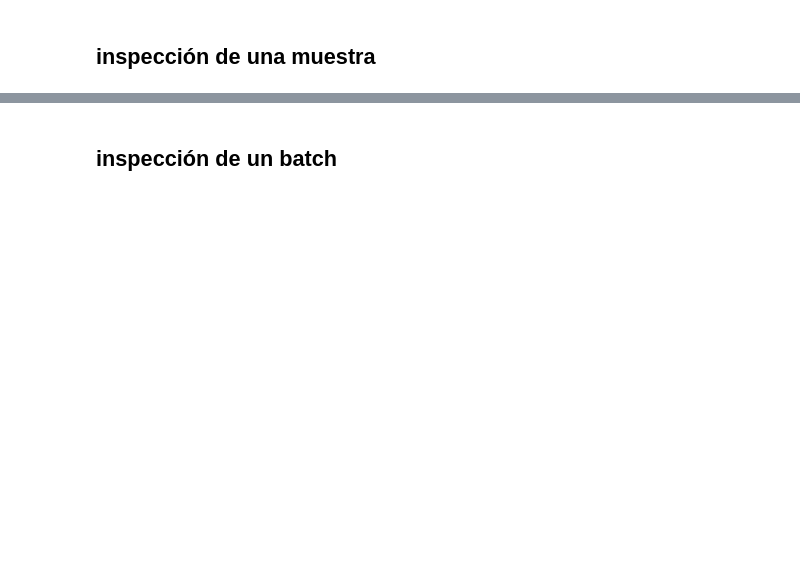
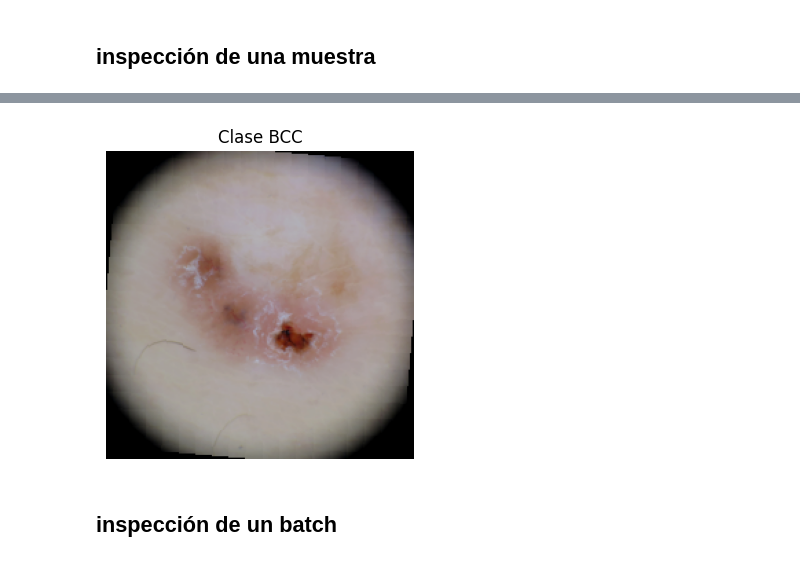
Before and after one commit to luisangelgar08/proyecto_analitica2, a Jupyter notebook: notebooks/isic/03_isic_dataloader_basico.ipynb, the cells around one changed output, grey strips where cells are left out. Cells and saved outputs as stored; diff of their text form; code cells hidden in the pictures; blank space fills up the shorter version.

```diff
--- a/notebooks/isic/03_isic_dataloader_basico.ipynb
+++ b/notebooks/isic/03_isic_dataloader_basico.ipynb
@@ -120,14 +158,28 @@ print("Faltantes en test:", count_missing_files(test_df))
 # %%
 IMAGE_SIZE = 224
 
+IMAGENET_MEAN = [0.485, 0.456, 0.406]
+IMAGENET_STD = [0.229, 0.224, 0.225]
+
 train_transform = transforms.Compose([
     transforms.Resize((IMAGE_SIZE, IMAGE_SIZE)),
+    transforms.RandomHorizontalFlip(p=0.5),
+    transforms.RandomVerticalFlip(p=0.2),
+    transforms.RandomRotation(20),
+    transforms.ColorJitter(
+        brightness=0.15,
+        contrast=0.15,
+        saturation=0.10,
+        hue=0.02
+    ),
     transforms.ToTensor(),
+    transforms.Normalize(mean=IMAGENET_MEAN, std=IMAGENET_STD),
 ])
 
 eval_transform = transforms.Compose([
     transforms.Resize((IMAGE_SIZE, IMAGE_SIZE)),
     transforms.ToTensor(),
+    transforms.Normalize(mean=IMAGENET_MEAN, std=IMAGENET_STD),
 ])
 # %% [markdown]
 ## Dataset de ISIC
@@ -222,3 +297,20 @@ print("split_final:", sample["split_final"])
+# %%
+def denormalize_tensor(img_tensor, mean=IMAGENET_MEAN, std=IMAGENET_STD):
+    mean = torch.tensor(mean).view(3, 1, 1)
+    std = torch.tensor(std).view(3, 1, 1)
+    return (img_tensor.cpu() * std) + mean
+
+img = sample["image"]
+img_vis = denormalize_tensor(img).clamp(0, 1)
+
+import matplotlib.pyplot as plt
+plt.figure(figsize=(4, 4))
+plt.imshow(np.transpose(img_vis.numpy(), (1, 2, 0)))
+plt.title(f"Clase {sample['target_label']}")
+plt.axis("off")
+plt.show()
+# %% [output]
+[figure, added]
 # %% [markdown]
 ## inspección de un batch
 # %%
```
Also changed, not shown: parts of 10 cells of this notebook, 44 other files.
